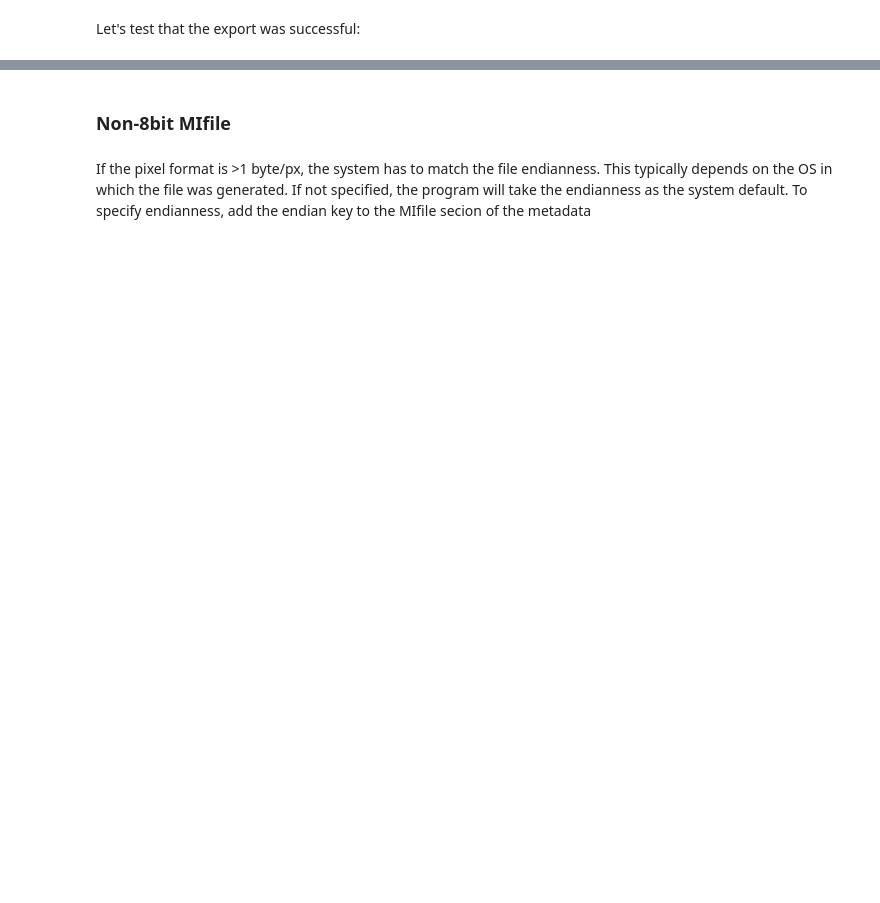
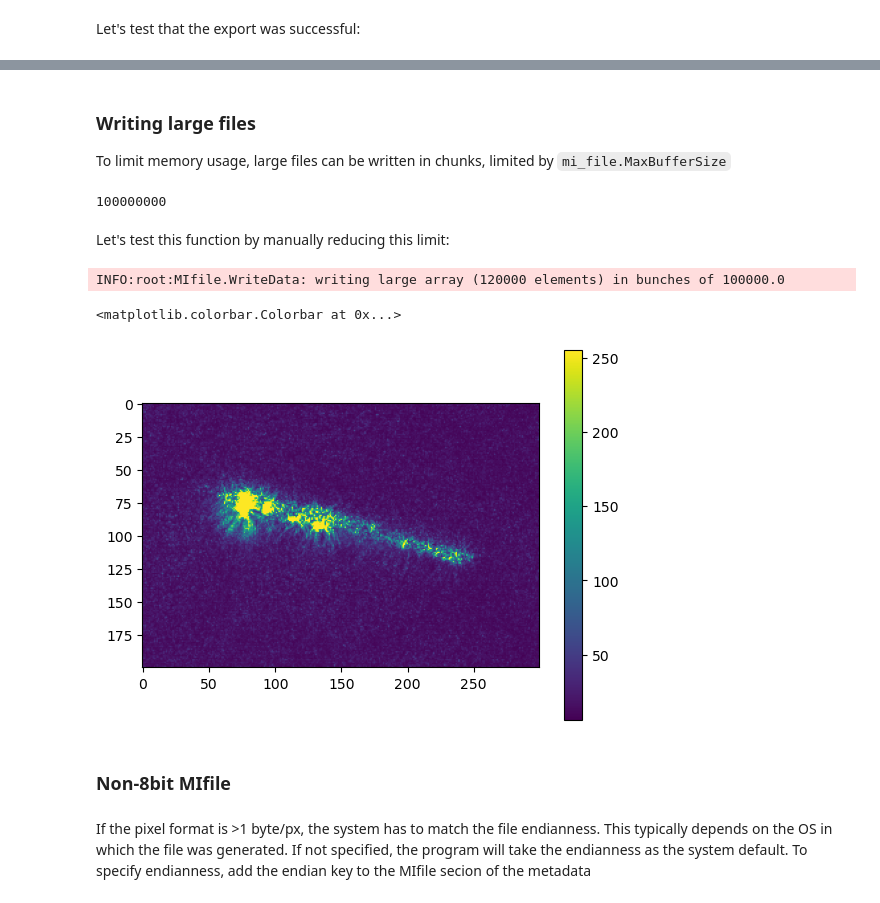
Before and after one commit to steaime/DSHpy, a Jupyter notebook: tutorial1_mifiles.ipynb, the cells around one changed output, grey strips where cells are left out. Saved outputs shown, nothing was run; the diff lists cells and outputs as text; code cells hidden in the pictures; blank space fills up the shorter version.

````diff
--- a/tutorial1_mifiles.ipynb
+++ b/tutorial1_mifiles.ipynb
@@ -191,3 +198,26 @@ plt.colorbar()
+# %% [markdown]
+### Writing large files
+
+To limit memory usage, large files can be written in chunks, limited by ```mi_file.MaxBufferSize```
+# %%
+mi_file.MaxBufferSize
+# %% [output]
+100000000
+# %% [markdown]
+Let's test this function by manually reducing this limit:
+# %%
+expch_mi_fname = os.path.join(froot,'MIfile_expchunks.dat')
+expch_meta_fname = os.path.join(froot,'metadata_expchunks.ini')
+mi_file.MaxBufferSize = 1e5
+mi_file.Export(expch_mi_fname, expch_meta_fname)
+expch_mi_file = MI.MIfile(expch_mi_fname, expch_meta_fname)
+expch_mi_file.OpenForReading()
+plt.imshow(expch_mi_file.GetImage(0))
+plt.colorbar()
+# %% [output]
+INFO:root:MIfile.WriteData: writing large array (120000 elements) in bunches of 100000.0
+<matplotlib.colorbar.Colorbar at 0x...>
+[figure, added]
 # %% [markdown]
 ### Non-8bit MIfile
 # %% [markdown]
````
Also changed, not shown: parts of 15 cells of this notebook, 6 other files.
